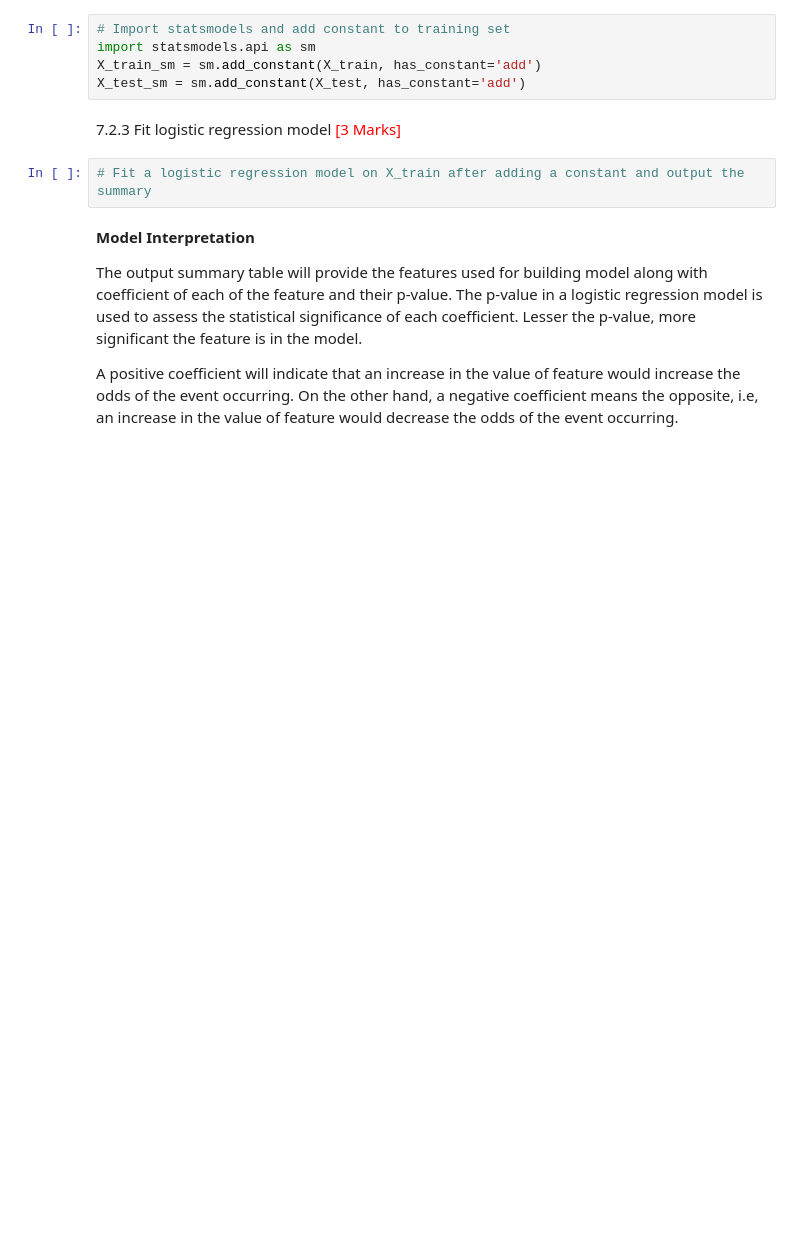
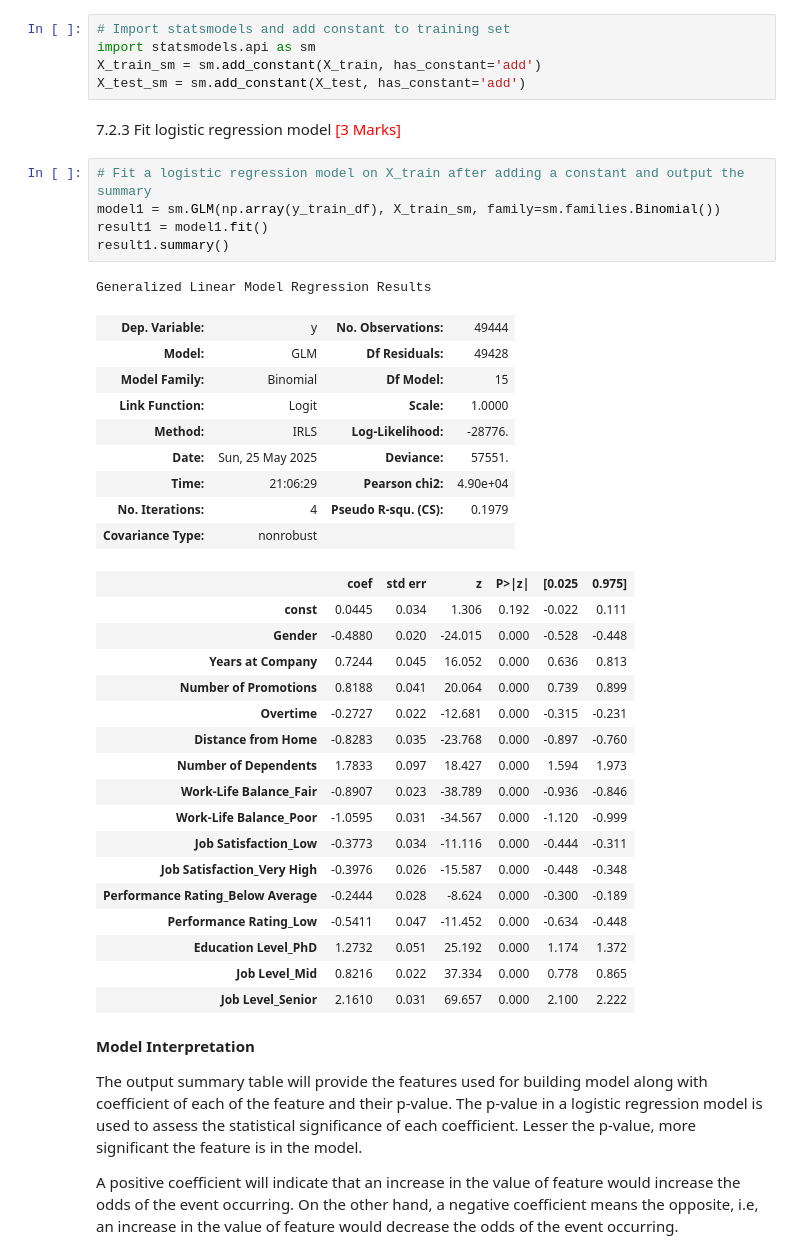
Before and after one commit to hemantgogawale/Predicting_Employee_Retention, a Jupyter notebook: Predicting_Employee_Retention_Starter.ipynb, the cells around one changed output. Saved outputs shown, nothing was run; the diff lists cells and outputs as text; blank space fills up the shorter version.

Commit message:
Model evaluation is remaining

```diff
--- a/Predicting_Employee_Retention_Starter.ipynb
+++ b/Predicting_Employee_Retention_Starter.ipynb
@@ -864,6 +864,37 @@ X_test_sm = sm.add_constant(X_test, has_constant='add')
 7.2.3 Fit logistic regression model <font color="red">[3 Marks]</font>
 # %%
 # Fit a logistic regression model on X_train after adding a constant and output the summary
+model1 = sm.GLM(np.array(y_train_df), X_train_sm, family=sm.families.Binomial())
+result1 = model1.fit()
+result1.summary()
+# %% [output]
+Generalized Linear Model Regression Results
+| Dep. Variable: | y | No. Observations: | 49444 |
+| Model: | GLM | Df Residuals: | 49428 |
+| Model Family: | Binomial | Df Model: | 15 |
+| Link Function: | Logit | Scale: | 1.0000 |
+| Method: | IRLS | Log-Likelihood: | -28776. |
+| Date: | Sun, 25 May 2025 | Deviance: | 57551. |
+| Time: | 21:06:29 | Pearson chi2: | 4.90e+04 |
+| No. Iterations: | 4 | Pseudo R-squ. (CS): | 0.1979 |
+| Covariance Type: | nonrobust |  |  |
+|  | coef | std err | z | P>|z| | [0.025 | 0.975] |
+| const | 0.0445 | 0.034 | 1.306 | 0.192 | -0.022 | 0.111 |
+| Gender | -0.4880 | 0.020 | -24.015 | 0.000 | -0.528 | -0.448 |
+| Years at Company | 0.7244 | 0.045 | 16.052 | 0.000 | 0.636 | 0.813 |
+| Number of Promotions | 0.8188 | 0.041 | 20.064 | 0.000 | 0.739 | 0.899 |
+| Overtime | -0.2727 | 0.022 | -12.681 | 0.000 | -0.315 | -0.231 |
+| Distance from Home | -0.8283 | 0.035 | -23.768 | 0.000 | -0.897 | -0.760 |
+| Number of Dependents | 1.7833 | 0.097 | 18.427 | 0.000 | 1.594 | 1.973 |
+| Work-Life Balance_Fair | -0.8907 | 0.023 | -38.789 | 0.000 | -0.936 | -0.846 |
+| Work-Life Balance_Poor | -1.0595 | 0.031 | -34.567 | 0.000 | -1.120 | -0.999 |
+| Job Satisfaction_Low | -0.3773 | 0.034 | -11.116 | 0.000 | -0.444 | -0.311 |
+| Job Satisfaction_Very High | -0.3976 | 0.026 | -15.587 | 0.000 | -0.448 | -0.348 |
+| Performance Rating_Below Average | -0.2444 | 0.028 | -8.624 | 0.000 | -0.300 | -0.189 |
+| Performance Rating_Low | -0.5411 | 0.047 | -11.452 | 0.000 | -0.634 | -0.448 |
+| Education Level_PhD | 1.2732 | 0.051 | 25.192 | 0.000 | 1.174 | 1.372 |
+| Job Level_Mid | 0.8216 | 0.022 | 37.334 | 0.000 | 0.778 | 0.865 |
+| Job Level_Senior | 2.1610 | 0.031 | 69.657 | 0.000 | 2.100 | 2.222 |
 # %% [markdown]
 **Model Interpretation**
 
```
Also changed, not shown: parts of 43 cells of this notebook.
